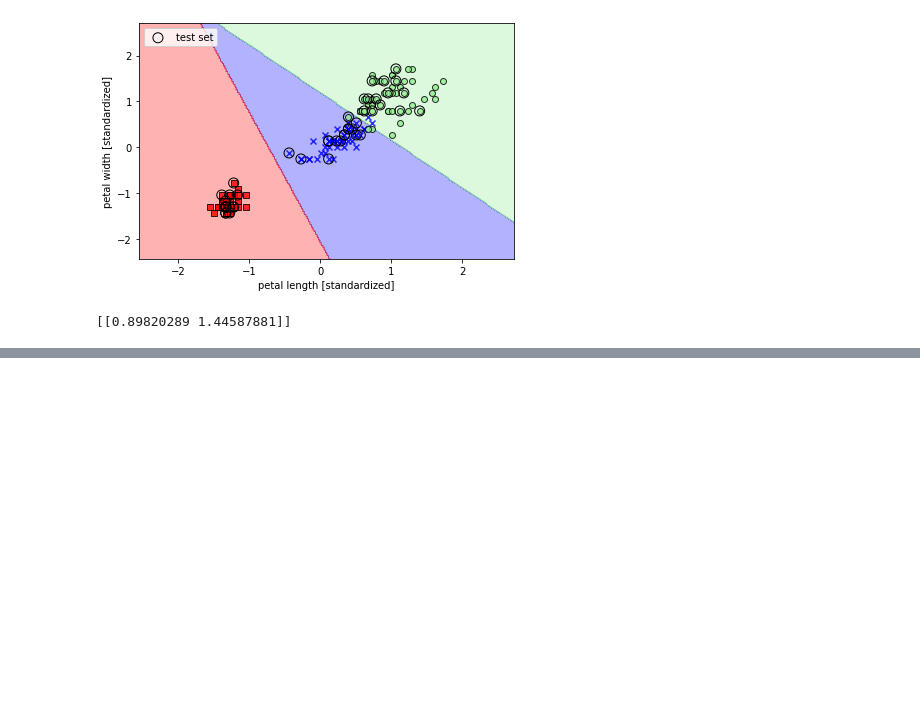
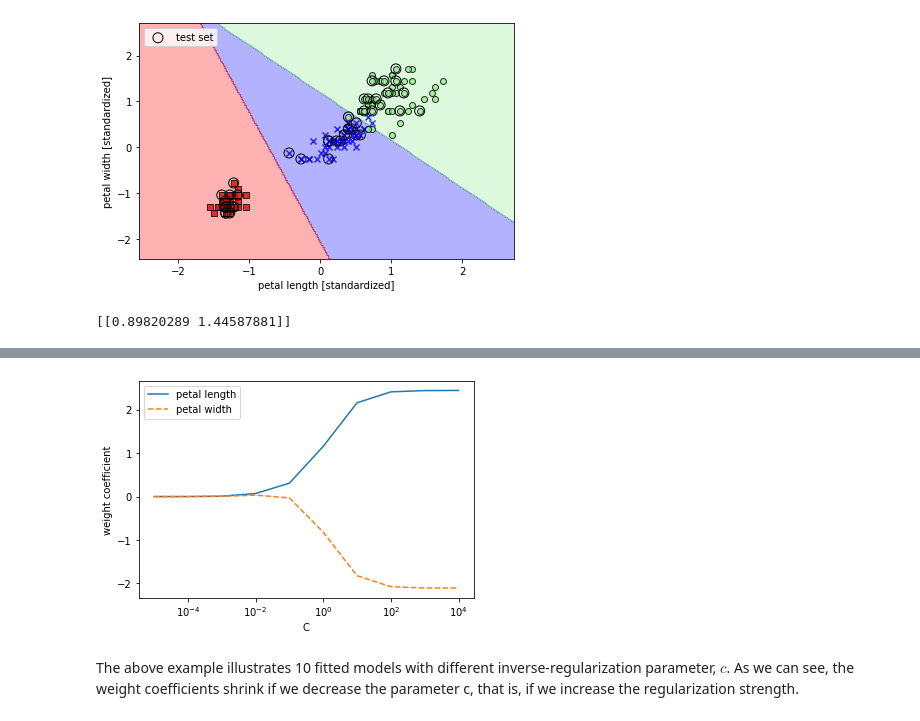
Before and after one commit to Aanderssonn/MachineLearningNotebooks, a Jupyter notebook: classifiers_scikit_learn.ipynb, the cells around one changed output, grey strips where cells are left out. Cells and saved outputs as stored; diff of their text form; code cells hidden in the pictures; blank space fills up the shorter version.

Commit message:
regularization

```diff
--- a/classifiers_scikit_learn.ipynb
+++ b/classifiers_scikit_learn.ipynb
@@ -302,0 +330,25 @@ print(X_test_std[0, :].reshape(1, -1))
+# %%
+weights, params = [], []
+for c in np.arange(-5, 5):
+    lr = LogisticRegression(C=10.**c, random_state = 1,
+                           solver = 'lbfgs', multi_class = 'ovr')
+    lr.fit(X_train_std, y_train)
+    weights.append(lr.coef_[1])
+    params.append(10.**c)
+
+weights = np.array(weights)
+
+plt.plot(params, weights[:, 0],
+        label='petal length')
+plt.plot(params, weights[:, 1], linestyle = '--',
+        label = 'petal width')
+
+plt.ylabel('weight coefficient')
+plt.xlabel('C')
+plt.legend(loc = 'upper left')
+plt.xscale('log')
+plt.show()
+# %% [output]
+[figure, added]
+# %% [markdown]
+The above example illustrates 10 fitted models with different inverse-regularization parameter, $c$. As we can see, the weight coefficients shrink if we decrease the parameter c, that is, if we increase the regularization strength.
```
Also changed, not shown: parts of 2 cells of this notebook.
